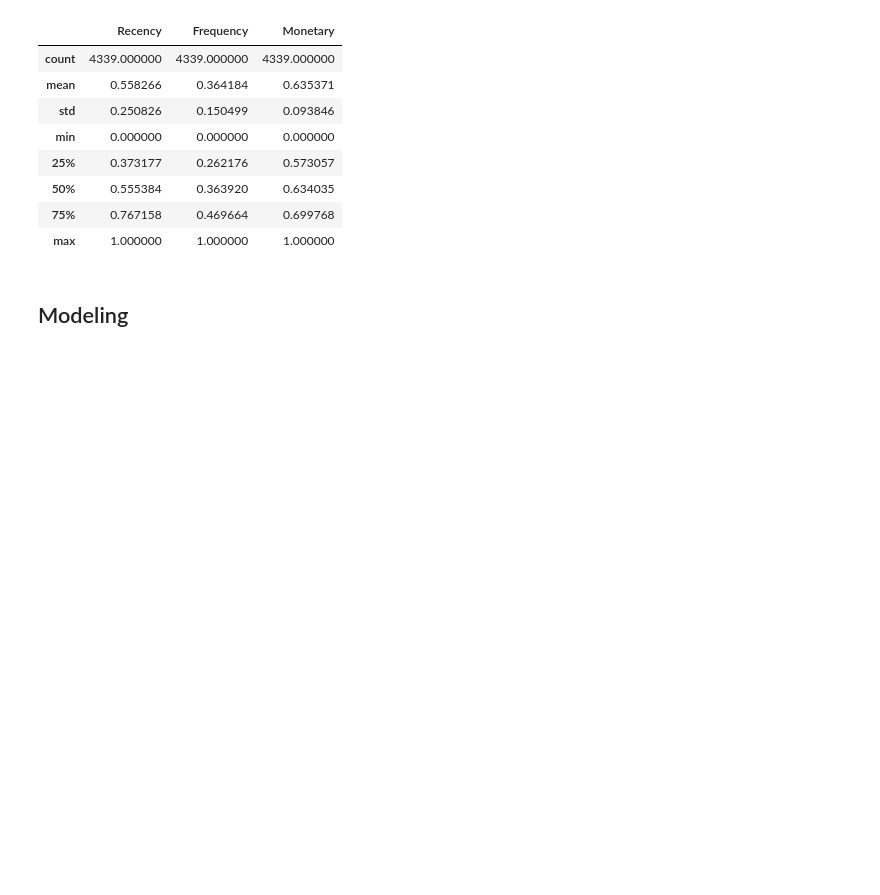
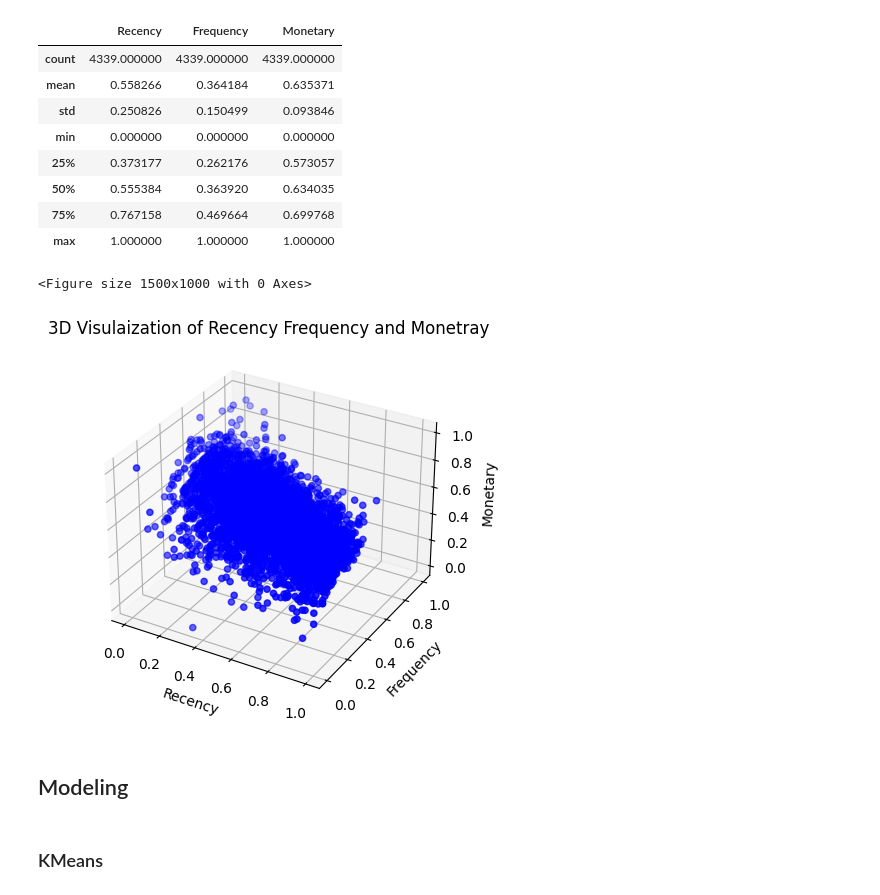
Before and after one commit to SaamarthMeston/Capstone-Project-4-Online-Retail-, a Jupyter notebook: Capstone_Project_4(Online_Retail).ipynb, the cells around one changed output. Drawn from its saved outputs; the diff is of its cells as text; code cells hidden in the pictures; blank space fills up the shorter version.

```diff
--- a/Capstone_Project_4(Online_Retail).ipynb
+++ b/Capstone_Project_4(Online_Retail).ipynb
@@ -448,8 +449,22 @@ RFM_modeling.describe()
 | 50% | 0.555384 | 0.363920 | 0.634035 |
 | 75% | 0.767158 | 0.469664 | 0.699768 |
 | max | 1.000000 | 1.000000 | 1.000000 |
+# %%
+fig = plt.figure(figsize = (15, 10))
+fig, ax = plt.subplots(subplot_kw={"projection": "3d"})
+ax.scatter(RFM_modeling['Recency'], RFM_modeling['Frequency'], RFM_modeling['Monetary'], color = "Blue")
+ax.set_xlabel('Recency')
+ax.set_ylabel('Frequency')
+ax.set_zlabel('Monetary')
+plt.title("3D Visulaization of Recency Frequency and Monetray")
+plt.show()
+# %% [output]
+<Figure size 1500x1000 with 0 Axes>
+[figure, added]
 # %% [markdown]
 ## Modeling
 # %%
 from sklearn.cluster import KMeans, DBSCAN , AgglomerativeClustering
 from sklearn.metrics import silhouette_score
+# %% [markdown]
+### KMeans
```
Also changed, not shown: parts of 35 cells of this notebook.
